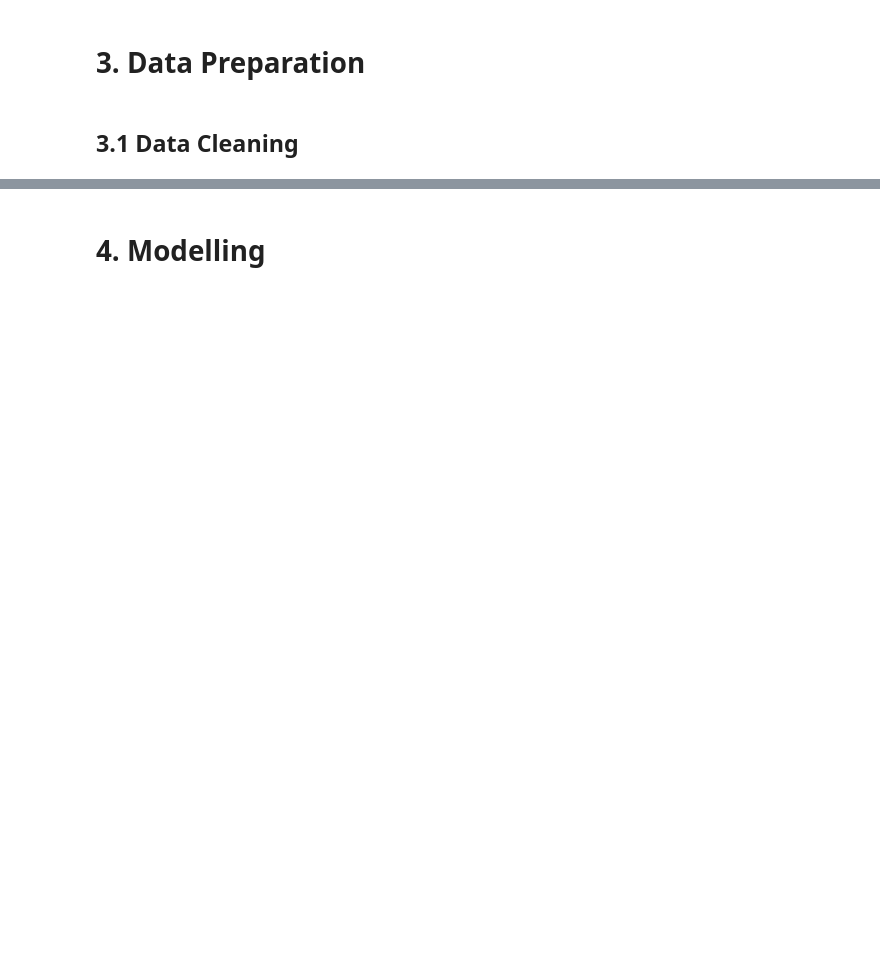
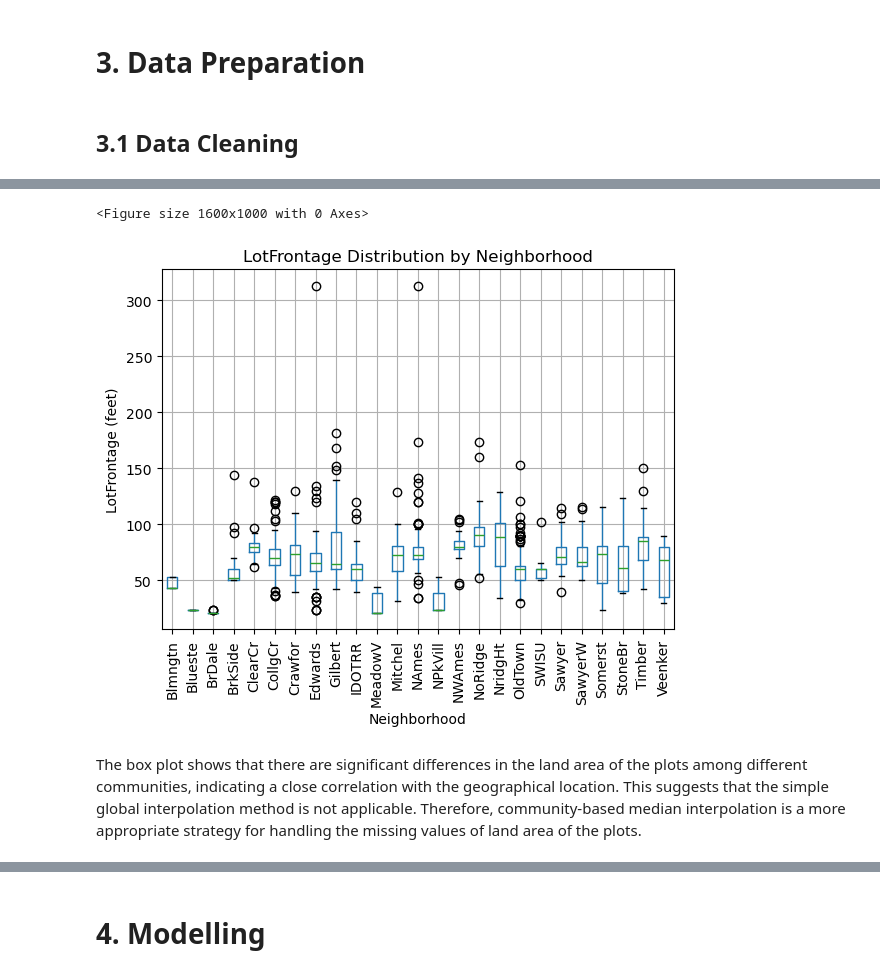
Before and after one commit to 1213dsas/MLDP-Project3, a Jupyter notebook: MLDP Program Codes Submission Template.ipynb, the cells around one changed output, grey strips where cells are left out. Cells and saved outputs as stored; diff of their text form; code cells hidden in the pictures; blank space fills up the shorter version.

Commit message:
Data Preparing

```diff
--- a/MLDP Program Codes Submission Template.ipynb
+++ b/MLDP Program Codes Submission Template.ipynb
@@ -645,3 +518,6 @@ if target_col in df.columns and len(key_categoricals) > 0:
 ## 3.1 Data Cleaning
 # %%
 ## Clean data
+# there already has a default id when we read the data, and id has no correlation with Sale Price
+df = df.drop(columns=["Id"],axis=1)
+df
@@ -647,0 +538,7 @@ if target_col in df.columns and len(key_categoricals) > 0:
+# %%
+#drop features with less meaningful values
+df = df.drop(columns=["PoolQC"],axis=1)
+df = df.drop(columns=["MiscFeature"],axis=1)
+df = df.drop(columns=['Alley'],axis=1)
+df = df.drop(columns=['Fence'],axis=1)
+df
@@ -647,0 +567,12 @@ if target_col in df.columns and len(key_categoricals) > 0:
+# %%
+plt.figure(figsize=(16, 10))
+df.boxplot(column='LotFrontage', by='Neighborhood', rot=90)
+plt.title('LotFrontage Distribution by Neighborhood')
+plt.suptitle('')  # Remove default titlez
+plt.ylabel('LotFrontage (feet)')
+plt.show()
+# %% [output]
+<Figure size 1600x1000 with 0 Axes>
+[figure, added]
+# %% [markdown]
+The box plot shows that there are significant differences in the land area of the plots among different communities, indicating a close correlation with the geographical location. This suggests that the simple global interpolation method is not applicable. Therefore, community-based median interpolation is a more appropriate strategy for handling the missing values of land area of the plots.
```
Also changed, not shown: parts of 51 cells of this notebook.
